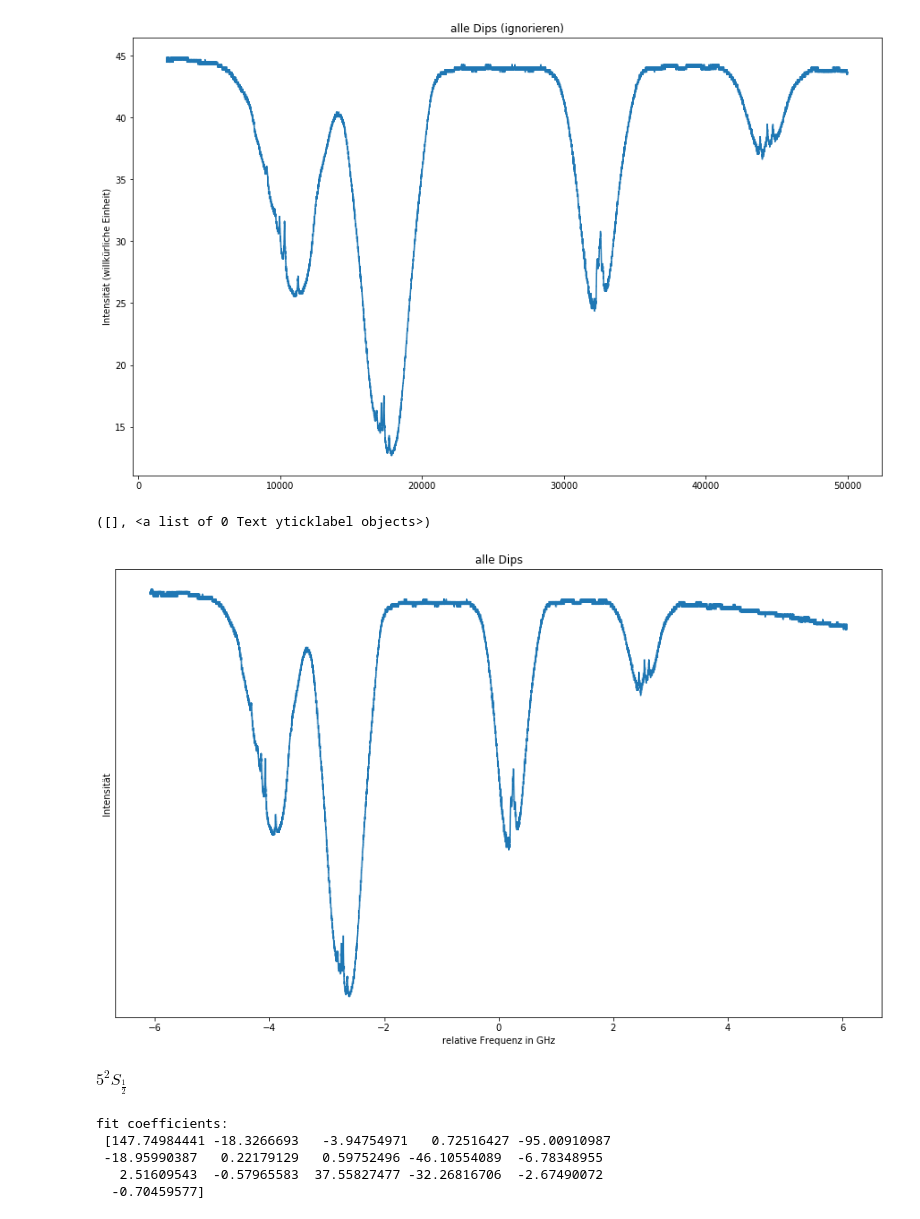
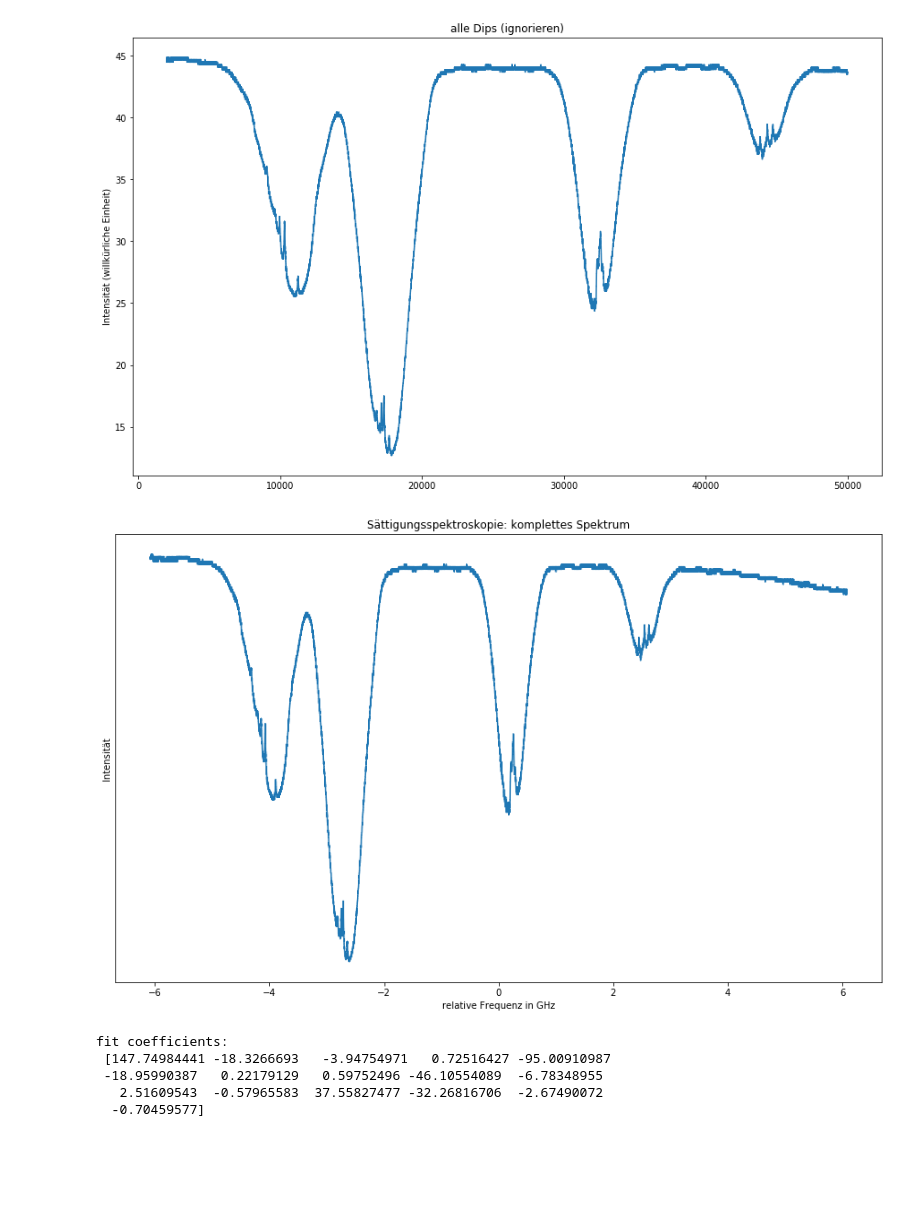
Before and after one commit to oliverschackmann/Laserspektroskopie, a Jupyter notebook: Laserspektroskopie.ipynb, the cells around one changed output. Cells and saved outputs as stored; diff of their text form; code cells hidden in the pictures; blank space fills up the shorter version.

```diff
--- a/Laserspektroskopie.ipynb
+++ b/Laserspektroskopie.ipynb
@@ -133,13 +193,13 @@ Text(0, 0.5, 'Intensität (willkürliche Einheit)')
 [figure]
 # %%
 sat_skal_df.plot(x="Frequenz (GHz)", y="Strahl (V)", figsize=(15,9), legend=None)
-plt.title("alle Dips")
+plt.title("Sättigungsspektroskopie: komplettes Spektrum")
 plt.xlabel("relative Frequenz in GHz")
 plt.ylabel("Intensität")
 plt.yticks([])
+#plt.savefig("Sättigung komplett.pdf", bbox_inches="tight")
 # %% [output]
-([], <a list of 0 Text yticklabel objects>)
-[figure, old version]
+[figure, new version]
 # %%
 x14 = sat_skal_df["Frequenz (GHz)"].iloc[2000:50000]
 y14 = sat_skal_df["Strahl (V)"].iloc[2000:50000]
@@ -185,8 +245,6 @@ def dip6(x, c, I0g, omega0g, delta, I01, omega01, gamma1, I02, omega02, gamma2,
 def dip6S(x, c, I0g, omega0g, delta, I01, omega01, gamma1, S1, I02, omega02, gamma2, S2, I03, omega03, gamma3, S3,
        I04, omega04, gamma4, S4, I05, omega05, gamma5, S5, I06, omega06, gamma6, S6):
     return gauss(x, c, I0g, omega0g, delta) + lorentzS(x, I01, omega01, gamma1, S1) + lorentzS(x, I02, omega02, gamma2, S2) + lorentzS(x, I03, omega03, gamma3, S3) + lorentzS(x, I04, omega04, gamma4, S4) + lorentzS(x, I05, omega05, gamma5, S5) + lorentzS(x, I06, omega06, gamma6, S6)
-# %% [markdown]
-$5^2S_{\frac{1}{2}}$
 # %%
 fitParams14, fitCovariances14 = curve_fit(gauss4, x14, y14)
 
```
Also changed, not shown: parts of 4 cells of this notebook.
